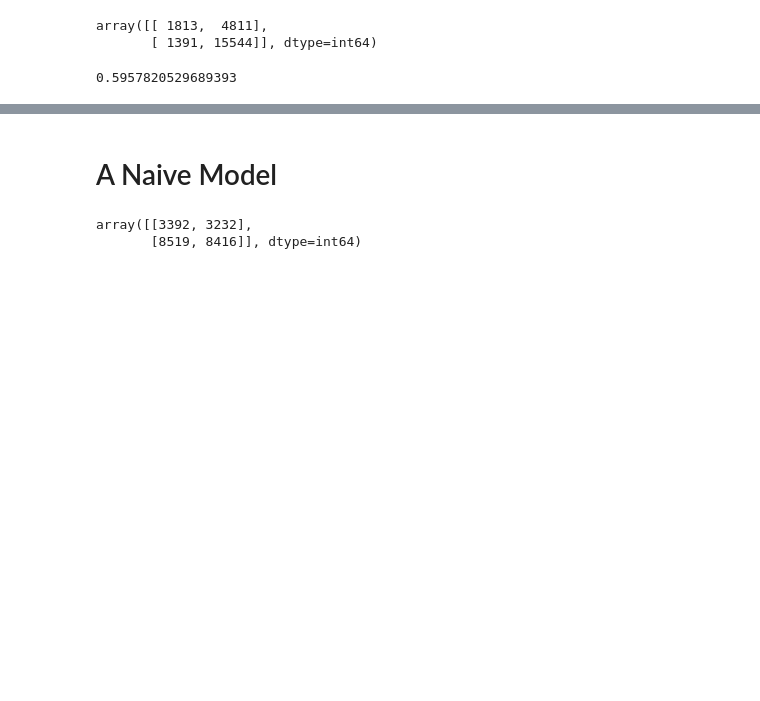
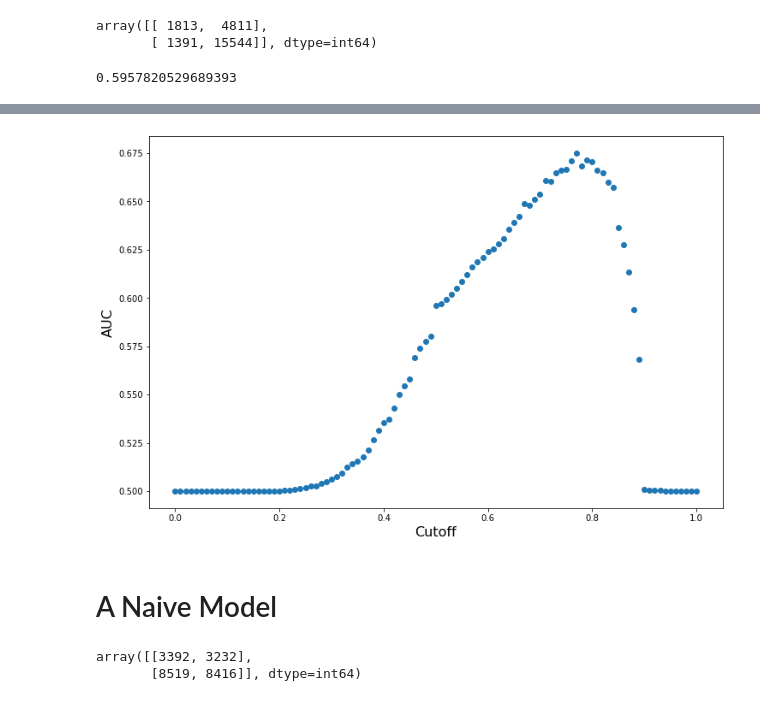
Before and after one commit to gormantt/foursquare-location-matching, a Jupyter notebook: tim_code/models/logistic_regression_us.ipynb, the cells around one changed output, grey strips where cells are left out. Drawn from its saved outputs; the diff is of its cells as text; code cells hidden in the pictures; blank space fills up the shorter version.

```diff
--- a/tim_code/models/logistic_regression_us.ipynb
+++ b/tim_code/models/logistic_regression_us.ipynb
@@ -122,3 +207,14 @@ y_pred/y_test
+# %%
+plt.figure(figsize=(12,8))
+
+plt.scatter(cutoffs,aucs)
+
+plt.xlabel("Cutoff",fontsize=16)
+plt.ylabel("AUC",fontsize=16)
+
+plt.show()
+# %% [output]
+[figure, added]
 # %% [markdown]
 # A Naive Model
 # %%
```
Also changed, not shown: parts of 26 cells of this notebook, 4 other files.
